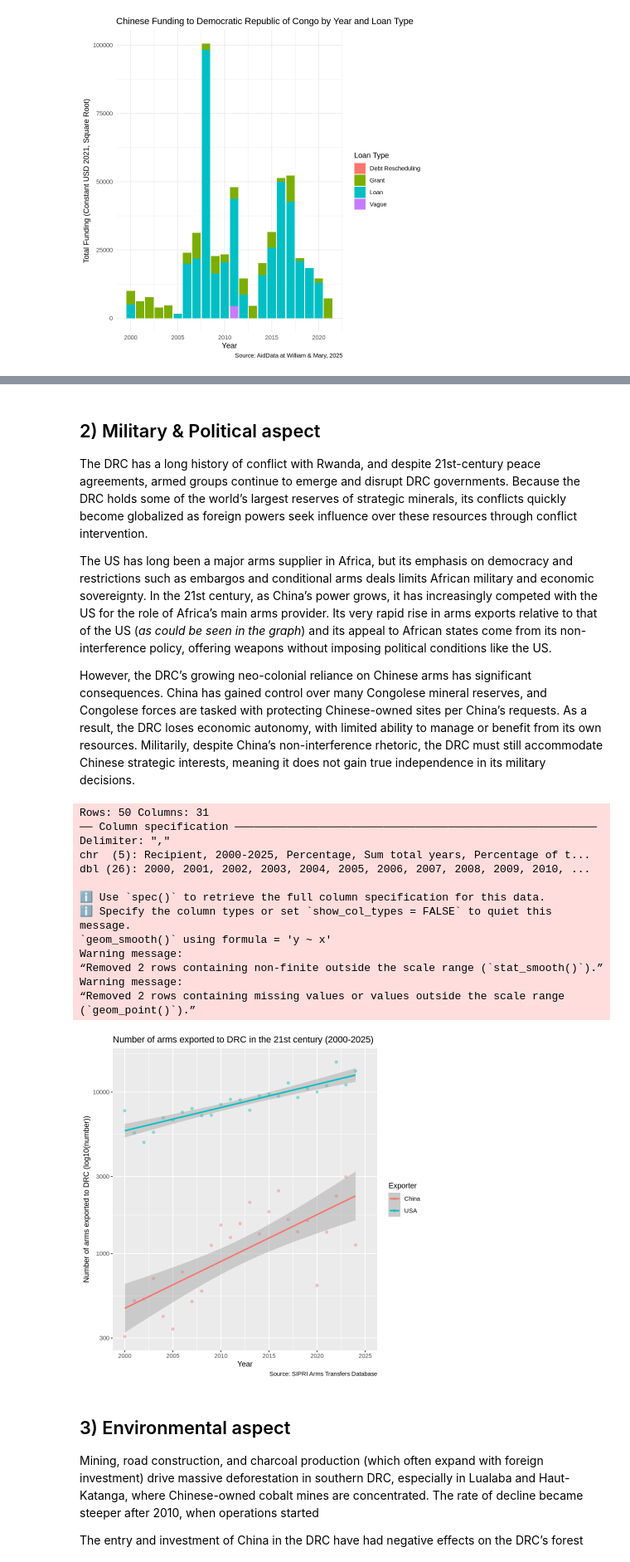
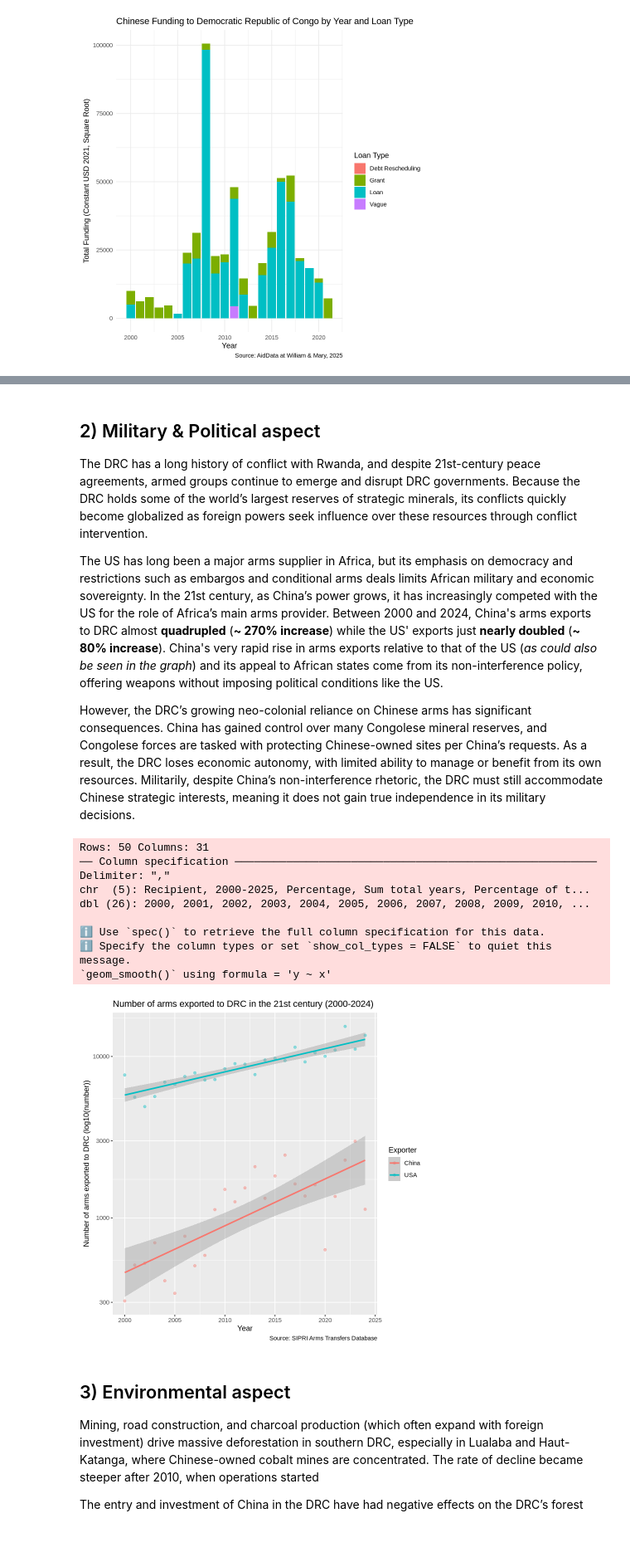
Before and after one commit to minotsp/econ-227-final-project, a Jupyter notebook: finalprojectcode.ipynb, the cells around one changed output, grey strips where cells are left out. Shown at 83% size. Cells and saved outputs as stored; diff of their text form; code cells hidden in the pictures; blank space fills up the shorter version.

```diff
--- a/finalprojectcode.ipynb
+++ b/finalprojectcode.ipynb
@@ -111,41 +115,36 @@ ribbon_plot
 
 The DRC has a long history of conflict with Rwanda, and despite 21st-century peace agreements, armed groups continue to emerge and disrupt DRC governments. Because the DRC holds some of the world’s largest reserves of strategic minerals, its conflicts quickly become globalized as foreign powers seek influence over these resources through conflict intervention.
 
-The US has long been a major arms supplier in Africa, but its emphasis on democracy and restrictions such as embargos and conditional arms deals limits African military and economic sovereignty. In the 21st century, as China’s power grows, it has increasingly competed with the US for the role of Africa’s main arms provider. Its very rapid rise in arms exports relative to that of the US (*as could be seen in the graph*) and its appeal to African states come from its non-interference policy, offering weapons without imposing political conditions like the US.
+The US has long been a major arms supplier in Africa, but its emphasis on democracy and restrictions such as embargos and conditional arms deals limits African military and economic sovereignty. In the 21st century, as China’s power grows, it has increasingly competed with the US for the role of Africa’s main arms provider. Between 2000 and 2024, China's arms exports to DRC almost **quadrupled** (**~ 270% increase**) while the US' exports just **nearly doubled** (**~ 80% increase**). China's very rapid rise in arms exports relative to that of the US (*as could also be seen in the graph*) and its appeal to African states come from its non-interference policy, offering weapons without imposing political conditions like the US.
 
 However, the DRC’s growing neo-colonial  reliance on Chinese arms has significant consequences. China has gained control over many Congolese mineral reserves, and Congolese forces are tasked with protecting Chinese-owned sites per China’s requests. As a result, the DRC loses economic autonomy, with limited ability to manage or benefit from its own resources. Militarily, despite China’s non-interference rhetoric, the DRC must still accommodate Chinese strategic interests, meaning it does not gain true independence in its military decisions.
 # %%
 data <- read_csv("https://docs.google.com/spreadsheets/d/e/2PACX-1vSysApr9H3d7RZFXdYnT2EkyxopGuRZO_HXkACbGK1FHtdYPDJma9grJPiUZoiFF16dm6cYSCIzhpHv/pub?output=csv", skip = 9)
 
 data <- data |> filter(Recipient %in% c('Total exports from United States', 'Total exports from China', 'Total exports from Russia')) |>
 select(-'Percentage of total', -'Percentage', -'Sum total years', -'2000-2025')
 
 datalong <- data |> pivot_longer('2000':'2025' , names_to = "year", values_to = "count")
 
 datalong <- datalong |> mutate(Recipient = fct_recode(Recipient, 'China' = "Total exports from China", "USA" = "Total exports from United States", "Russia" = 'Total exports from Russia'))
 
-datalong <- datalong |> mutate(year = as.numeric(year)) |> filter(Recipient %in% c("China", "USA"))
+datalong <- datalong |> mutate(year = as.numeric(year)) |> filter(Recipient %in% c("China", "USA")) |> filter(year != 2025)
 datalong <- datalong |> rename(Supplier = Recipient)
 
 dataplot <- datalong |> ggplot(aes(x = year, y = count, color = Supplier)) + geom_point(alpha=0.4) + geom_smooth(method="lm") + scale_y_log10() +
-labs(x = "Year", y = "Number of arms exported to DRC (log10(number))", title = "Number of arms exported to DRC in the 21st century (2000-2025)", color = "Exporter", caption = "Source: SIPRI Arms Transfers Database")
+labs(x = "Year", y = "Number of arms exported to DRC (log10(number))", title = "Number of arms exported to DRC in the 21st century (2000-2024)", color = "Exporter", caption = "Source: SIPRI Arms Transfers Database")
 dataplot
 # %% [output]
 Rows: 50 Columns: 31
 ── Column specification ────────────────────────────────────────────────────────
 Delimiter: ","
 chr  (5): Recipient, 2000-2025, Percentage, Sum total years, Percentage of t...
 dbl (26): 2000, 2001, 2002, 2003, 2004, 2005, 2006, 2007, 2008, 2009, 2010, ...
 
 ℹ Use `spec()` to retrieve the full column specification for this data.
 ℹ Specify the column types or set `show_col_types = FALSE` to quiet this message.
 `geom_smooth()` using formula = 'y ~ x'
-Warning message:
-“Removed 2 rows containing non-finite outside the scale range (`stat_smooth()`).”
-Warning message:
-“Removed 2 rows containing missing values or values outside the scale range
-(`geom_point()`).”
-[figure, old version]
+[figure, new version]
 # %% [markdown]
 ## 3) Environmental aspect
 Mining, road construction, and charcoal production (which often expand with foreign investment) drive massive deforestation in southern DRC, especially in Lualaba and Haut-Katanga, where Chinese-owned cobalt mines are concentrated. The rate of decline became steeper after 2010, when operations started
```
Also changed, not shown: parts of 4 cells of this notebook.
